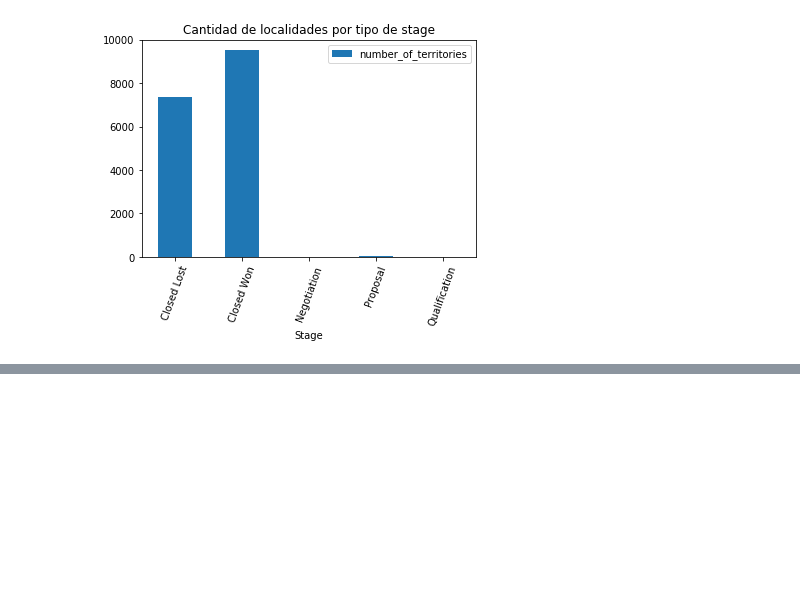
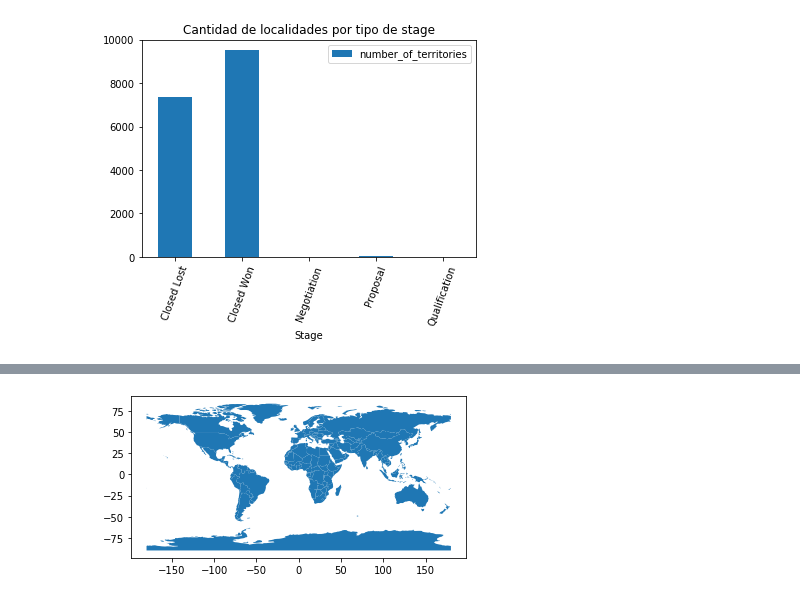
Before and after one commit to FernandoSinisi/Orga-Datos-2C-2020, a Jupyter notebook: TP1/Graficos.ipynb, the cells around one changed output, grey strips where cells are left out. Cells and saved outputs as stored; diff of their text form; code cells hidden in the pictures; blank space fills up the shorter version.

```diff
--- a/TP1/Graficos.ipynb
+++ b/TP1/Graficos.ipynb
@@ -192,0 +207,3 @@ plot.show(block=True)
+# %%
+world = gpd.read_file(gpd.datasets.get_path('naturalearth_lowres'))
+world.head()
@@ -192,0 +235,5 @@ plot.show(block=True)
+# %%
+world.plot()
+plt.show()
+# %% [output]
+[figure, added]
```
Also changed, not shown: parts of 8 cells of this notebook, 5 other files.
